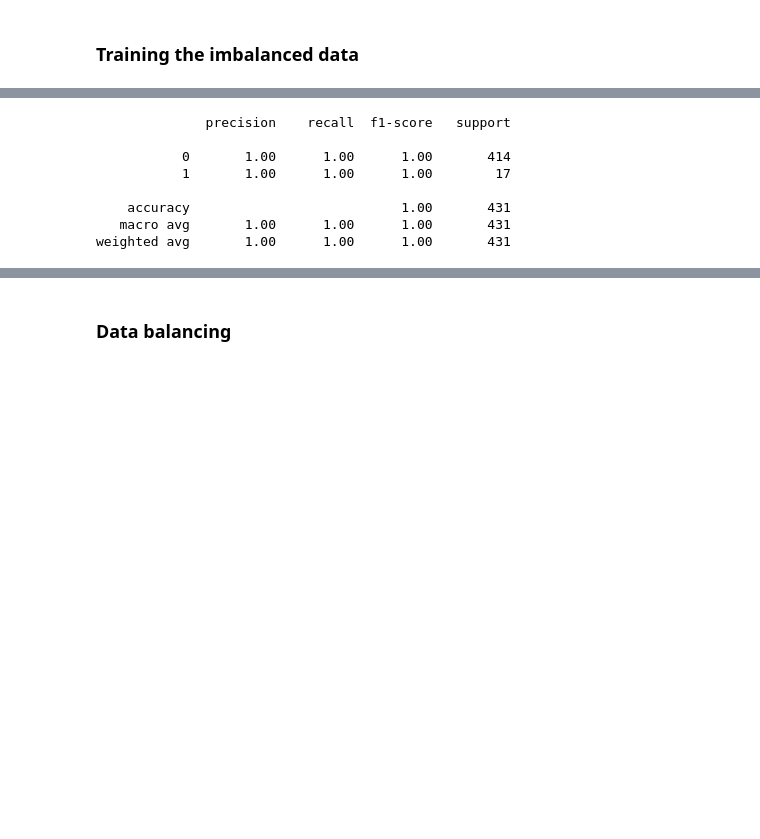
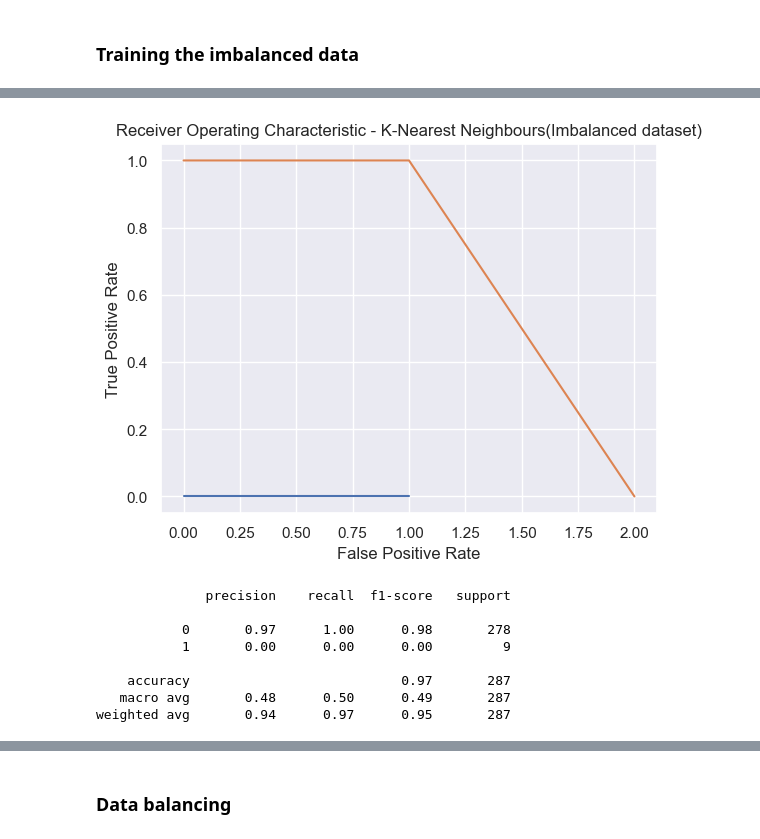
Before and after one commit to FavourAkumute/UTI-detection, a Jupyter notebook: UTI_detection.ipynb, the cells around one changed output, grey strips where cells are left out. Cells and saved outputs as stored; diff of their text form; code cells hidden in the pictures; blank space fills up the shorter version.

```diff
--- a/UTI_detection.ipynb
+++ b/UTI_detection.ipynb
@@ -265,12 +278,16 @@ weighted avg       0.92      0.96      0.94       431
+# %%
+k_nn.plot_roc("K-Nearest Neighbours(Imbalanced dataset)")
+# %% [output]
+[figure, added]
 # %%
-Rand_for = TrainImbModels(RandomForestClassifier(),x_train, y_train, x_test, y_test)
-Rand_for.imb_model()
+rand_for = TrainImbModels(RandomForestClassifier(),x_train, y_train, x_test, y_test)#Random forest
+rand_for.imb_model()
 # %% [output]
               precision    recall  f1-score   support
 
-           0       1.00      1.00      1.00       414
-           1       1.00      1.00      1.00        17
+           0       0.97      1.00      0.98       278
+           1       0.00      0.00      0.00         9
 
-    accuracy                           1.00       431
-   macro avg       1.00      1.00      1.00       431
-weighted avg       1.00      1.00      1.00       431
+    accuracy                           0.97       287
+   macro avg       0.48      0.50      0.49       287
+weighted avg       0.94      0.97      0.95       287
```
Also changed, not shown: parts of 75 cells of this notebook.
